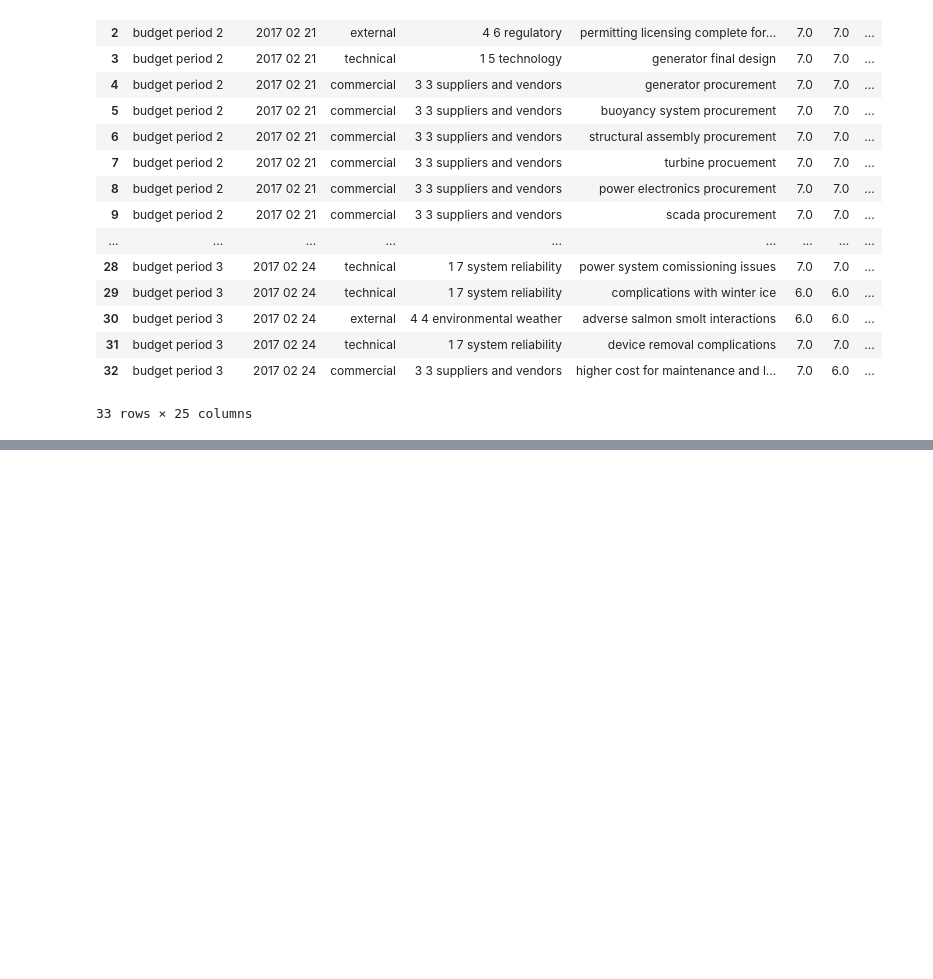
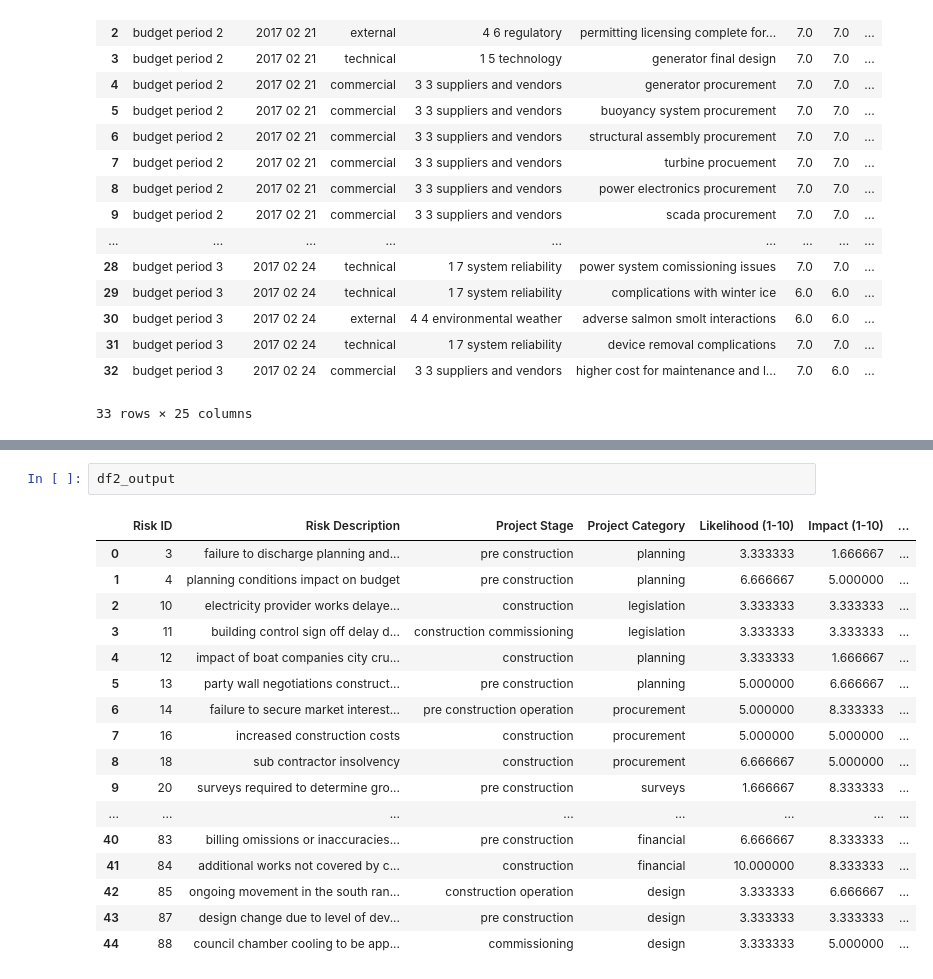
Before and after one commit to deiraaisyar/dokumen-rahasia, a Jupyter notebook: notebook/eda.ipynb, the cells around one changed output, grey strips where cells are left out. Drawn from its saved outputs; the diff is of its cells as text; blank space fills up the shorter version.

```diff
--- a/eda.ipynb
+++ b/notebook/eda.ipynb
@@ -90,0 +115,20 @@ df5
+# %%
+df2_output
+# %% [output]
+|  | Risk ID | Risk Description | Project Stage | Project Category | Likelihood (1-10) | Impact (1-10) | ... |
+| 0 | 3 | failure to discharge planning and... | pre construction | planning | 3.333333 | 1.666667 | ... |
+| 1 | 4 | planning conditions impact on budget | pre construction | planning | 6.666667 | 5.000000 | ... |
+| 2 | 10 | electricity provider works delaye... | construction | legislation | 3.333333 | 3.333333 | ... |
+| 3 | 11 | building control sign off delay d... | construction commissioning | legislation | 3.333333 | 3.333333 | ... |
+| 4 | 12 | impact of boat companies city cru... | construction | planning | 3.333333 | 1.666667 | ... |
+| 5 | 13 | party wall negotiations construct... | pre construction | planning | 5.000000 | 6.666667 | ... |
+| 6 | 14 | failure to secure market interest... | pre construction operation | procurement | 5.000000 | 8.333333 | ... |
+| 7 | 16 | increased construction costs | construction | procurement | 5.000000 | 5.000000 | ... |
+| 8 | 18 | sub contractor insolvency | construction | procurement | 6.666667 | 5.000000 | ... |
+| 9 | 20 | surveys required to determine gro... | pre construction | surveys | 1.666667 | 8.333333 | ... |
+| ... | ... | ... | ... | ... | ... | ... | ... |
+| 40 | 83 | billing omissions or inaccuracies... | pre construction | financial | 6.666667 | 8.333333 | ... |
+| 41 | 84 | additional works not covered by c... | construction | financial | 10.000000 | 8.333333 | ... |
+| 42 | 85 | ongoing movement in the south ran... | construction operation | design | 3.333333 | 6.666667 | ... |
+| 43 | 87 | design change due to level of dev... | pre construction | design | 3.333333 | 3.333333 | ... |
+| 44 | 88 | council chamber cooling to be app... | commissioning | design | 3.333333 | 5.000000 | ... |
```
Also changed, not shown: parts of 6 cells of this notebook, 22 other files.
